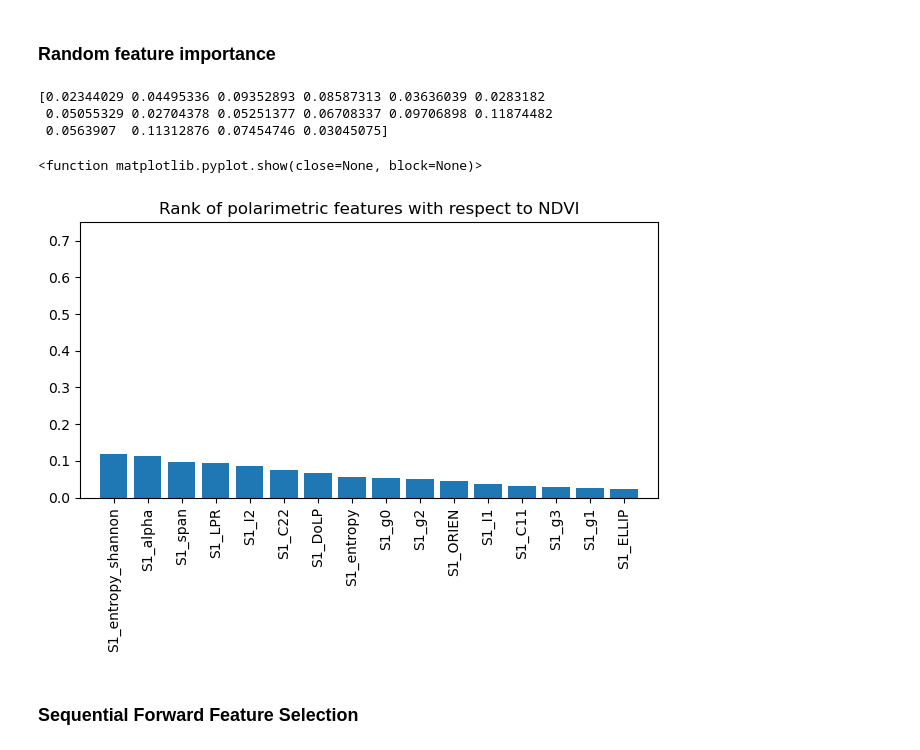
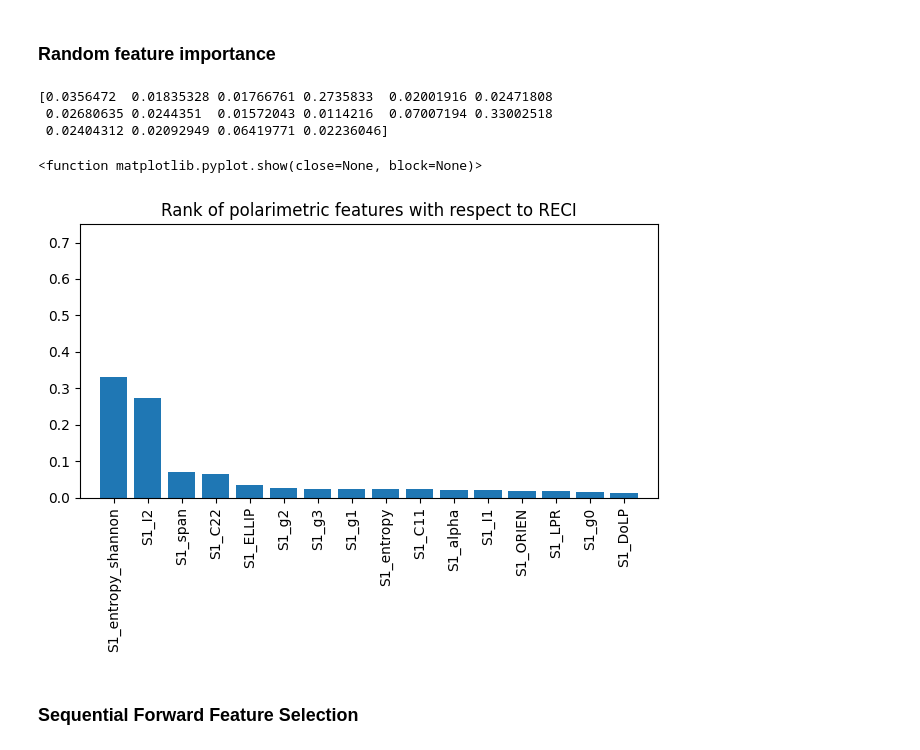
Before and after one commit to Henry-Os/Crop-monitoring-using-Sentinel-1-and-2, a Jupyter notebook: S2_VIs_cal_SAR_2023.ipynb, the cells around one changed output. Cells and saved outputs as stored; diff of their text form; code cells hidden in the pictures.

```diff
--- a/S2_VIs_cal_SAR_2023.ipynb
+++ b/S2_VIs_cal_SAR_2023.ipynb
@@ -135,3 +118,7 @@ def Treatment_extractor(x):
     return x[0:2]
 
 train_pts['Treatment']= train_pts['Name'].apply(Treatment_extractor)
+# %%
+# filters the data according to crop crop treatment
+#train_pts= train_pts[train_pts['Treatment']!='T4']
+train_pts= train_pts[(train_pts['Treatment']=='T1') | (train_pts['Treatment']=='T2')| (train_pts['Treatment']=='T3') | (train_pts['Treatment']=='T4')]
@@ -185,7 +186,7 @@ x= train_pts[['S1_ELLIP', 'S1_ORIEN', 'S1_LPR', 'S1_I2', 'S1_I1', 'S1_g3', 'S1_g
 
 #X= StandardScaler().fit_transform(x)
 
-y= train_pts['S2_NDVI']
+y= train_pts['S2_NDRE']
 # %% [markdown]
 ### Lasso feature importance
 # %%
@@ -206,29 +207,29 @@ y= train_pts['S2_NDVI']
 # %%
 # initiates model
 rf= RandomForestRegressor(random_state=42)
 rf.fit(x,y)
 
 # # ranks the features using the random forest (impurity) method
 rf_importance= rf.feature_importances_
 print(rf_importance)
 
 # plots the importance of features in descending order for SAR data
 indices= np.argsort(rf_importance)[::-1]
 
 plt.figure()
-plt.title('Rank of polarimetric features with respect to NDVI')
+plt.title('Rank of polarimetric features with respect to RECI')
 plt.bar(range(x.shape[1]), rf_importance[indices])
 plt.xticks(range(x.shape[1]), x.iloc[:,:].columns[indices], rotation= 90)
 plt.xlim([-1, x.shape[1]])
 plt.ylim([0, 0.75])
 plt.tight_layout()
 plt.show
 # %% [output]
-[0.02344029 0.04495336 0.09352893 0.08587313 0.03636039 0.0283182
- 0.05055329 0.02704378 0.05251377 0.06708337 0.09706898 0.11874482
- 0.0563907  0.11312876 0.07454746 0.03045075]
+[0.0356472  0.01835328 0.01766761 0.2735833  0.02001916 0.02471808
+ 0.02680635 0.0244351  0.01572043 0.0114216  0.07007194 0.33002518
+ 0.02404312 0.02092949 0.06419771 0.02236046]
 <function matplotlib.pyplot.show(close=None, block=None)>
-[figure, old version]
+[figure, new version]
 # %%
 kf = KFold(n_splits=5, shuffle= True, random_state= 42)
 # %% [markdown]
```
Also changed, not shown: parts of 17 cells of this notebook.
